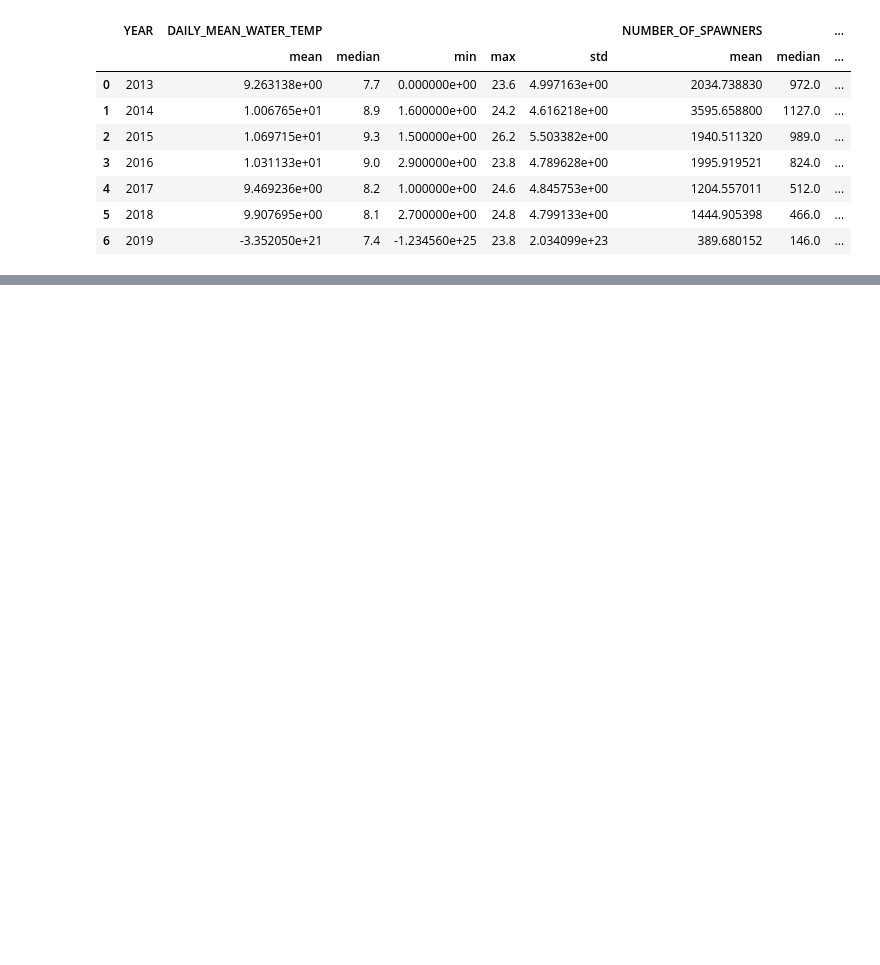
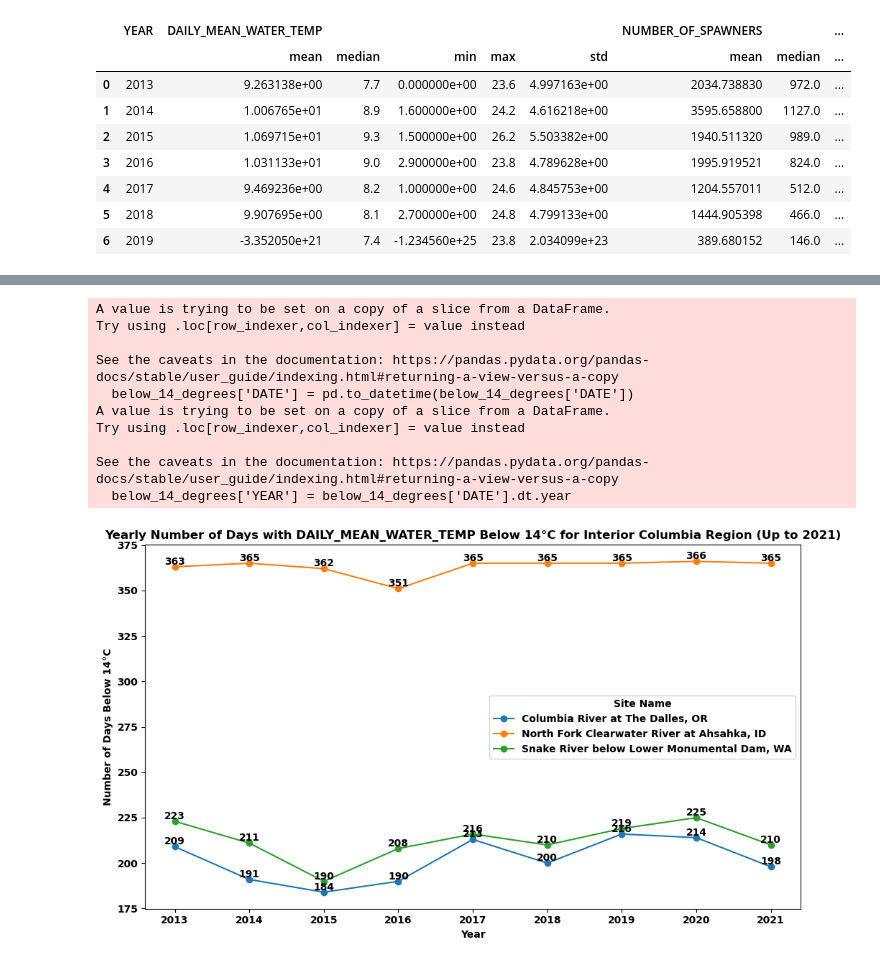
Before and after one commit to jackthomas1430/Project_3_Fish, a Jupyter notebook: Nicole's visuals/fish-notebook-final.ipynb, the cells around one changed output, grey strips where cells are left out. Saved outputs shown, nothing was run; the diff lists cells and outputs as text; code cells hidden in the pictures; blank space fills up the shorter version.

Commit message:
Added code for few visuals

```diff
--- a/Nicole's visuals/fish-notebook-final.ipynb
+++ b/Nicole's visuals/fish-notebook-final.ipynb
@@ -234,3 +234,60 @@ season_statistics
 | 2 | SPRING | 8.813127e+00 | 8.7 | 2.000000e+00 | 18.9 | 3.389407e+00 | 802.242424 | 275.0 | ... |
 | 3 | SUMMER | 1.483353e+01 | 16.7 | 5.200000e+00 | 26.2 | 5.859902e+00 | 1046.502092 | 667.0 | ... |
 | 4 | WINTER | 6.181695e+00 | 6.2 | 1.000000e+00 | 9.9 | 1.573780e+00 | 1042.339098 | 586.0 | ... |
+# %%
+import pandas as pd
+import matplotlib.pyplot as plt
+
+# Load the temperature data
+temperature_file_path = 'resources/Nicoles_temperature_data.xlsx'
+temperature_data = pd.read_excel(temperature_file_path, sheet_name='New_temperature_data')
+
+# Filter data for the "Interior Columbia" region
+interior_columbia_data = temperature_data[temperature_data['REGION'] == 'Interior Columbia']
+
+# Filter for days where the DAILY_MEAN_WATER_TEMP is less than 14°C
+below_14_degrees = interior_columbia_data[interior_columbia_data['DAILY_MEAN_WATER_TEMP'] < 14]
+
+# Convert the 'DATE' column to datetime format
+below_14_degrees['DATE'] = pd.to_datetime(below_14_degrees['DATE'])
+
+# Extract the year from the 'DATE' column
+below_14_degrees['YEAR'] = below_14_degrees['DATE'].dt.year
+
+# Filter the data to include only years up to 2021
+below_14_degrees = below_14_degrees[below_14_degrees['YEAR'] <= 2021]
+
+# Group by SITE NAME and YEAR, counting the occurrences
+yearly_counts = below_14_degrees.groupby(['SITE NAME', 'YEAR']).size().reset_index(name='Number of Days Below 14°C')
+
+# Pivot the data to have years as index and site names as columns
+pivot_data = yearly_counts.pivot(index='YEAR', columns='SITE NAME', values='Number of Days Below 14°C').fillna(0)
+
+# Plot the line graph for each site
+plt.figure(figsize=(10, 6))
+
+for site in pivot_data.columns:
+    plt.plot(pivot_data.index, pivot_data[site], marker='o', label=site)
+
+    # Annotate each point with the number of days
+    for year, value in pivot_data[site].items():
+        plt.text(year, value, f'{int(value)}', ha='center', va='bottom')
+
+plt.xlabel('Year')
+plt.ylabel('Number of Days Below 14°C')
+plt.title('Yearly Number of Days with DAILY_MEAN_WATER_TEMP Below 14°C for Interior Columbia Region (Up to 2021)')
+plt.legend(title='Site Name')
+plt.tight_layout()
+plt.show()
+# %% [output]
+A value is trying to be set on a copy of a slice from a DataFrame.
+Try using .loc[row_indexer,col_indexer] = value instead
+
+See the caveats in the documentation: https://pandas.pydata.org/pandas-docs/stable/user_guide/indexing.html#returning-a-view-versus-a-copy
+  below_14_degrees['DATE'] = pd.to_datetime(below_14_degrees['DATE'])
+A value is trying to be set on a copy of a slice from a DataFrame.
+Try using .loc[row_indexer,col_indexer] = value instead
+
+See the caveats in the documentation: https://pandas.pydata.org/pandas-docs/stable/user_guide/indexing.html#returning-a-view-versus-a-copy
+  below_14_degrees['YEAR'] = below_14_degrees['DATE'].dt.year
+[figure, added]
```
Also changed, not shown: parts of 4 cells of this notebook.
